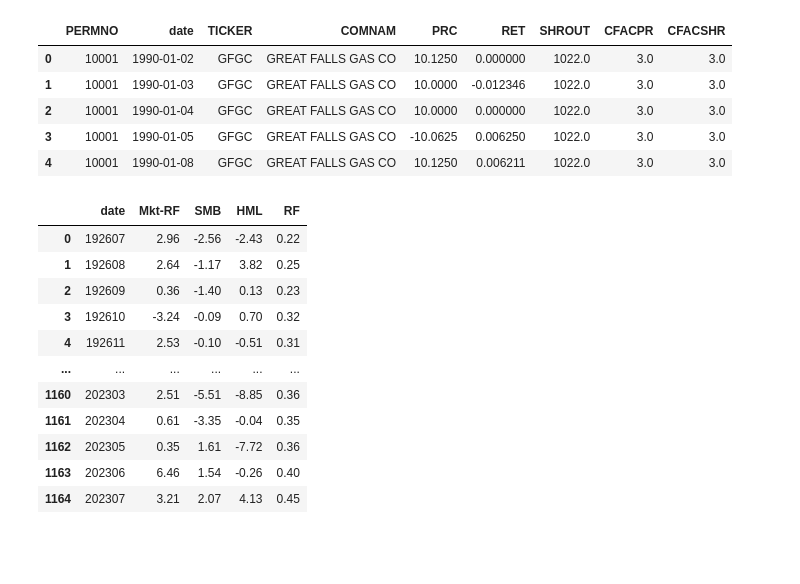
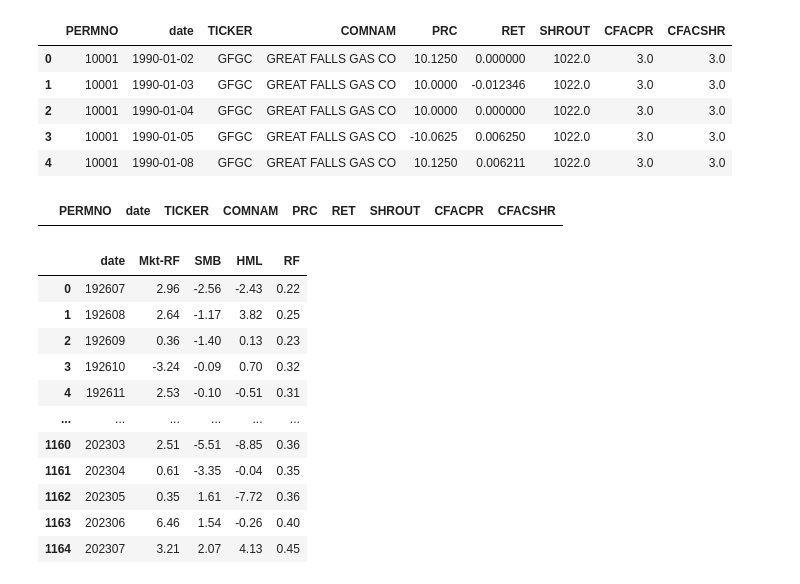
Before and after one commit to Kibitz117/Thesis, a Jupyter notebook: data_func/data_generator.ipynb, the cells around one changed output. Cells and saved outputs as stored; diff of their text form; code cells hidden in the pictures; blank space fills up the shorter version.

```diff
--- a/data_func/data_generator.ipynb
+++ b/data_func/data_generator.ipynb
@@ -12,6 +12,11 @@ data.head(5)
 | 2 | 10001 | 1990-01-04 | GFGC | GREAT FALLS GAS CO | 10.0000 | 0.000000 | 1022.0 | 3.0 | 3.0 |
 | 3 | 10001 | 1990-01-05 | GFGC | GREAT FALLS GAS CO | -10.0625 | 0.006250 | 1022.0 | 3.0 | 3.0 |
 | 4 | 10001 | 1990-01-08 | GFGC | GREAT FALLS GAS CO | 10.1250 | 0.006211 | 1022.0 | 3.0 | 3.0 |
+# %%
+goog=data[data['date']==datetime(2014,4,3)]
+goog[goog['TICKER']=='GOOG']
+# %% [output]
+|  | PERMNO | date | TICKER | COMNAM | PRC | RET | SHROUT | CFACPR | CFACSHR |
 # %%
 factors=pd.read_csv('../data/F-F_Research_Data_Factors.CSV')
 factors
```
Also changed, not shown: parts of 6 cells of this notebook, 6 other files.
